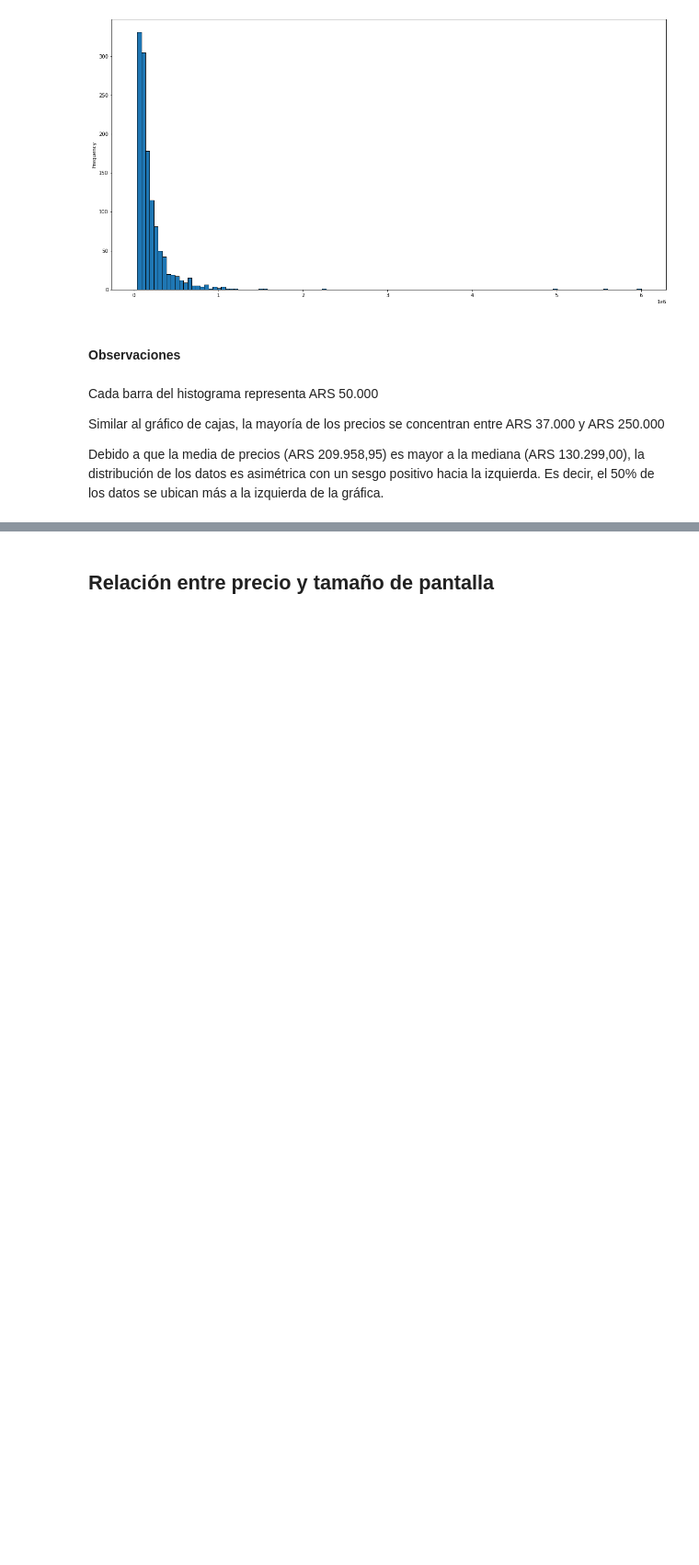
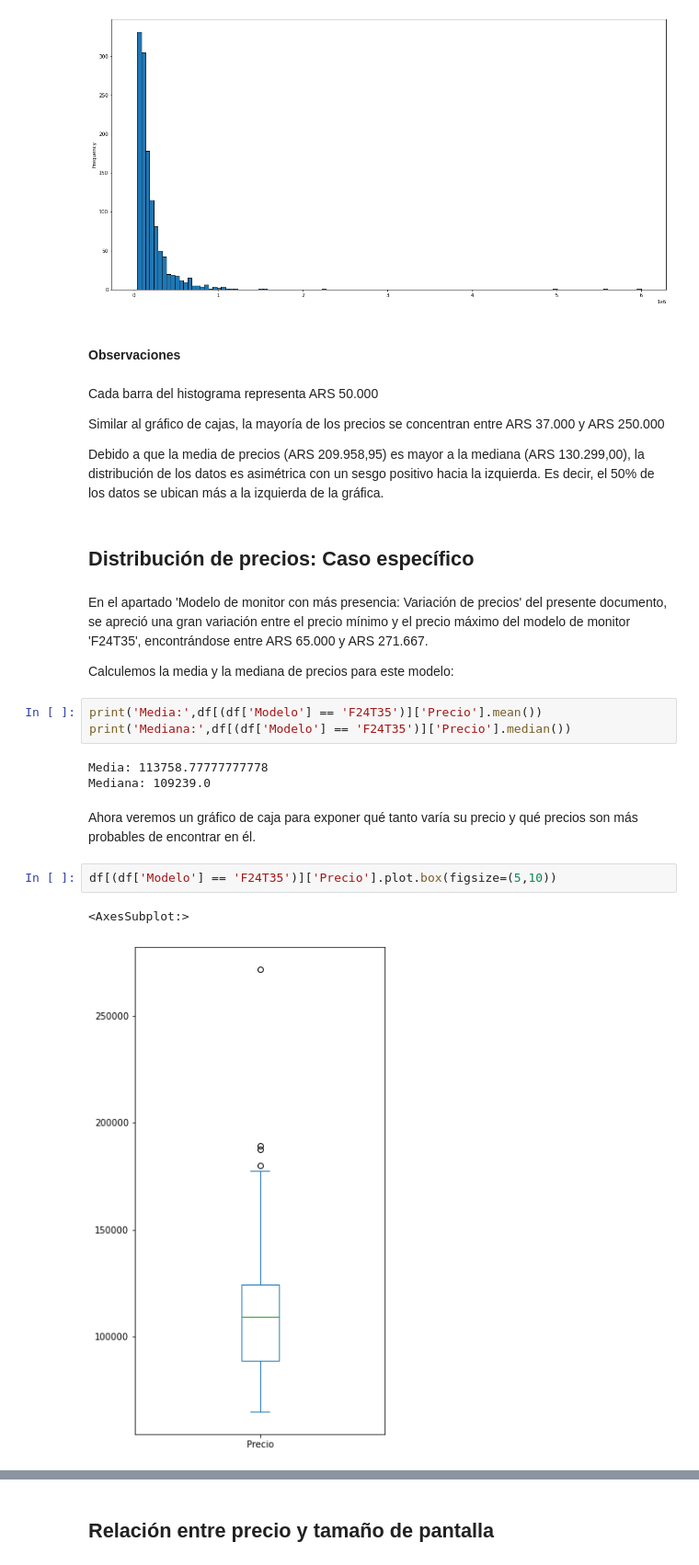
Before and after one commit to cris-andrade-97/MeLiWebScraping, a Jupyter notebook: Analisis del CSV/Análisis del CSV.ipynb, the cells around one changed output, grey strips where cells are left out. Shown: that part at 92% size. Saved outputs shown, nothing was run; the diff lists cells and outputs as text; blank space fills up the shorter version.

Commit message:
Dist. de precios para modelo

```diff
--- a/Analisis del CSV/Análisis del CSV.ipynb
+++ b/Analisis del CSV/Análisis del CSV.ipynb
@@ -457,3 +458,22 @@ Cada barra del histograma representa ARS 50.000
 Similar al gráfico de cajas, la mayoría de los precios se concentran entre ARS 37.000 y ARS 250.000
 
 Debido a que la media de precios (ARS 209.958,95) es mayor a la mediana (ARS 130.299,00), la distribución de los datos es asimétrica con un sesgo positivo hacia la izquierda. Es decir, el 50% de los datos se ubican más a la izquierda de la gráfica.
+# %% [markdown]
+## Distribución de precios: Caso específico
+# %% [markdown]
+En el apartado 'Modelo de monitor con más presencia: Variación de precios' del presente documento, se apreció una gran variación entre el precio mínimo y el precio máximo del modelo de monitor 'F24T35', encontrándose entre ARS 65.000 y ARS 271.667.
+
+Calculemos la media y la mediana de precios para este modelo:
+# %%
+print('Media:',df[(df['Modelo'] == 'F24T35')]['Precio'].mean())
+print('Mediana:',df[(df['Modelo'] == 'F24T35')]['Precio'].median())
+# %% [output]
+Media: 113758.77777777778
+Mediana: 109239.0
+# %% [markdown]
+Ahora veremos un gráfico de caja para exponer qué tanto varía su precio y qué precios son más probables de encontrar en él.
+# %%
+df[(df['Modelo'] == 'F24T35')]['Precio'].plot.box(figsize=(5,10))
+# %% [output]
+<AxesSubplot:>
+[figure, added]
```
Also changed, not shown: parts of 44 cells of this notebook.
